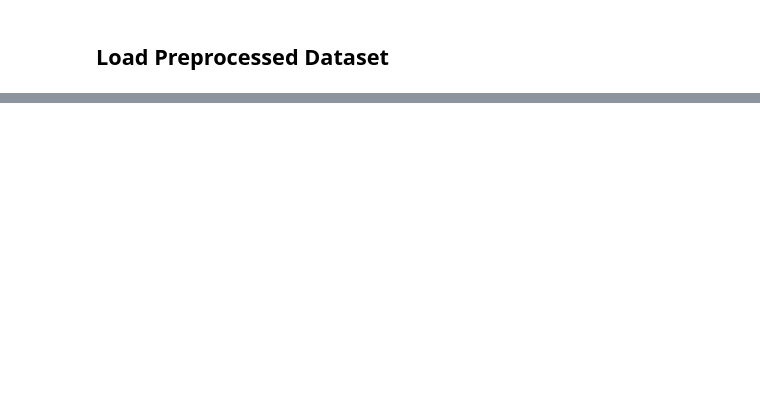
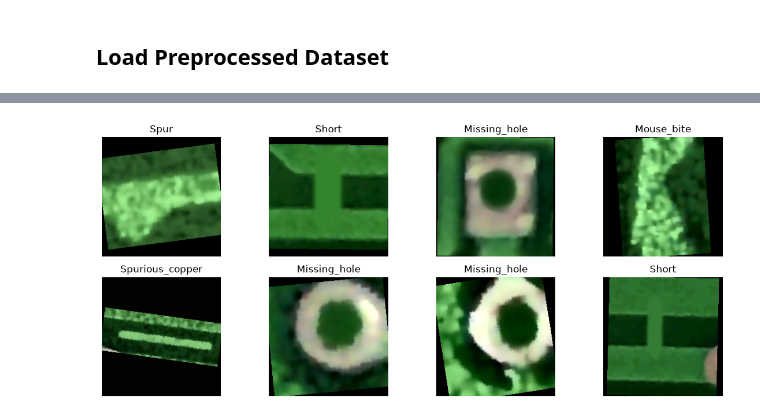
Before and after one commit to kenah19/ImageProcessingPCB, a Jupyter notebook: Assignment/PCB Defect Inspection System.ipynb, the cells around one changed output, grey strips where cells are left out. Saved outputs shown, nothing was run; the diff lists cells and outputs as text; code cells hidden in the pictures; blank space fills up the shorter version.

```diff
--- a/Assignment/PCB Defect Inspection System.ipynb
+++ b/Assignment/PCB Defect Inspection System.ipynb
@@ -1160,71 +723,82 @@ generate_unified_dataset()
 ## Load Preprocessed Dataset
 # %%
 # ==============================================================================
-# PHASE 2: DATALOADERS CREATION (USING STANDARDIZED IMAGEFOLDER ON DISK)
+# PHASE 2: DATALOADERS CREATION (OPTIMIZED FOR PCB DEFECTS)
 # ==============================================================================
 import os
 import torch
 import torchvision.transforms as transforms
 from torchvision import datasets
-from torch.utils.data import DataLoader
+from torch.utils.data import DataLoader, WeightedRandomSampler
 from collections import Counter
+import matplotlib.pyplot as plt
+import numpy as np
 
-# --- 1. Define ImageNet Normalization and Augmentations ---
-# Adding geometric augmentations is highly realistic for PCB defect patterns
+# --- 1. Define Transforms ---
+# We keep online augmentation light because Offline augmentation is already done.
 train_transforms = transforms.Compose([
     transforms.RandomHorizontalFlip(p=0.5),
     transforms.RandomVerticalFlip(p=0.5),
-    transforms.RandomRotation(degrees=15),
+    transforms.RandomRotation(degrees=10), # Reduced slightly to avoid excessive warping
+    transforms.ColorJitter(brightness=0.1, contrast=0.1), # Micro-adjustments
     transforms.ToTensor(),
-    # Normalize using standard ImageNet mean and standard deviation
     transforms.Normalize(mean=[0.485, 0.456, 0.406], std=[0.229, 0.224, 0.225])
 ])
 
-# Validation and Test sets must use deterministic transforms (no random augmentations)
 eval_transforms = transforms.Compose([
     transforms.ToTensor(),
-    # Normalize using standard ImageNet mean and standard deviation
     transforms.Normalize(mean=[0.485, 0.456, 0.406], std=[0.229, 0.224, 0.225])
 ])
 
-# --- 2. Load Datasets using ImageFolder on Disk ---
+# --- 2. Load Datasets ---
 PROCESSED_DIR = "dataset_processed"
-
-# Load the 3 non-overlapping partitions we generated on disk in Phase 1
 train_dataset = datasets.ImageFolder(root=os.path.join(PROCESSED_DIR, "train"), transform=train_transforms)
 val_dataset   = datasets.ImageFolder(root=os.path.join(PROCESSED_DIR, "val"),   transform=eval_transforms)
 test_dataset  = datasets.ImageFolder(root=os.path.join(PROCESSED_DIR, "test"),  transform=eval_transforms)
 
-# --- 3. Instantiate PyTorch DataLoaders ---
+# --- 3. Compute Sampling Weights for Better Class Balance ---
+targets = train_dataset.targets
+class_count = np.unique(targets, return_counts=True)[1]
+# Weight for each SAMPLE in the training set
+weight = 1. / class_count
+samples_weight = torch.from_numpy(weight[targets])
+sampler = WeightedRandomSampler(samples_weight.type('torch.DoubleTensor'), len(samples_weight))
+
+# --- 4. Instantiate DataLoaders ---
 BATCH_SIZE = 32
-# NOTE: Set num_workers=0 to prevent multi-process crashes on Windows Anaconda environments
-train_loader = DataLoader(train_dataset, batch_size=BATCH_SIZE, shuffle=True,  num_workers=0, pin_memory=True)
+# Use sampler for train_loader instead of shuffle=True
+train_loader = DataLoader(train_dataset, batch_size=BATCH_SIZE, sampler=sampler, num_workers=0, pin_memory=True)
 val_loader   = DataLoader(val_dataset,   batch_size=BATCH_SIZE, shuffle=False, num_workers=0, pin_memory=True)
 test_loader  = DataLoader(test_dataset,  batch_size=BATCH_SIZE, shuffle=False, num_workers=0, pin_memory=True)
 
-# --- 4. Verify Class Distributions & Compute Cost-Sensitive Loss Weights ---
-train_labels = [label for _, label in train_dataset.samples]
-class_counts = Counter(train_labels)
+# --- 5. Verify & Compute Loss Weights (Backup Strategy) ---
+print("📊 Dataset Statistics:")
+print("-" * 65)
+total = len(train_dataset)
+class_weights = []
+for idx, class_name in enumerate(train_dataset.classes):
+    count = (np.array(targets) == idx).sum()
+    print(f"ID {idx} | {class_name:<16} | Count: {count:<5} | {100*count/total:.1f}%")
+    class_weights.append(total / (len(train_dataset.classes) * count))
 
-print("📊 Training Dataset Distribution (Read from Disk):")
-print("-" * 65)
-total_samples = len(train_dataset)
-class_weights = []
-
-for idx, class_name in enumerate(train_dataset.classes):
-    count = class_counts[idx]
-    percentage = (count / total_samples) * 100
-    print(f"Index {idx} | Class: {class_name:<16} | Count: {count:<5} | Share: {percentage:.2f}%")
-
-    # Calculate inverse frequency weight (Cost-Sensitive loss weight)
-    weight = total_samples / (len(train_dataset.classes) * count)
-    class_weights.append(weight)
-
-# Map loss weights to CUDA tensor for CS-ResNet loss function
 device = torch.device("cuda" if torch.cuda.is_available() else "cpu")
 class_weights_tensor = torch.FloatTensor(class_weights).to(device)
 
-print("-" * 65)
-print(f"✅ DataLoaders established! Train({len(train_dataset)}) | Val({len(val_dataset)}) | Test({len(test_dataset)})")
-print(f"💻 Active Compute Hardware: {device}")
+# --- 6. VISUALIZATION CHECK ---
+def show_batch(dl):
+    img_batch, label_batch = next(iter(dl))
+    plt.figure(figsize=(12, 5))
+    for i in range(8):
+        plt.subplot(2, 4, i+1)
+        # Un-normalize for visualization
+        img = img_batch[i].numpy().transpose((1, 2, 0))
+        img = np.clip(img * [0.229, 0.224, 0.225] + [0.485, 0.456, 0.406], 0, 1)
+        plt.imshow(img)
+        plt.title(train_dataset.classes[label_batch[i]])
+        plt.axis('off')
+    plt.tight_layout()
+    plt.show()
+
+log_message(f"✅ DataLoaders Ready. Device: {device}")
+show_batch(train_loader)
 # %% [output]
@@ -1242,3 +814,4 @@ Index 5 | Class: Spurious_copper  | Count: 563   | Share: 16.58%
+[figure, added]
 # %%
 ## Detection & Patch Extraction for the 4 Algorithm
 # %%
```
Also changed, not shown: parts of 15 cells of this notebook, 1 other file.
